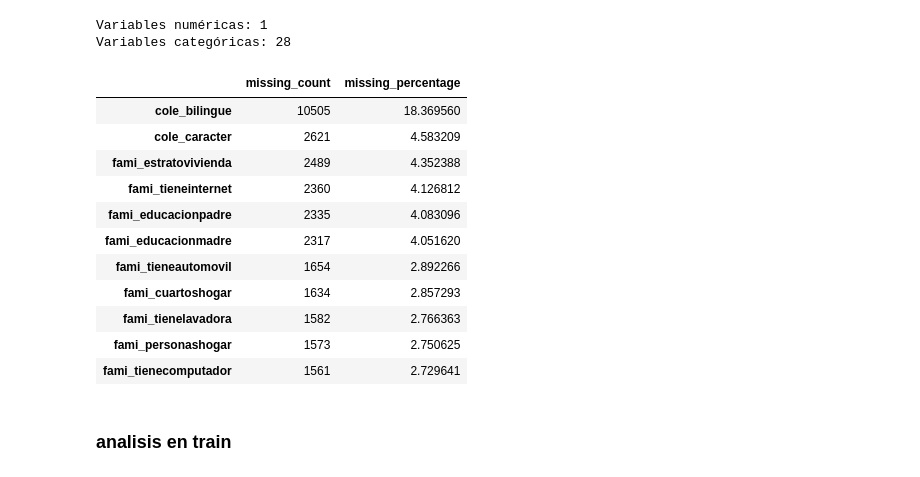
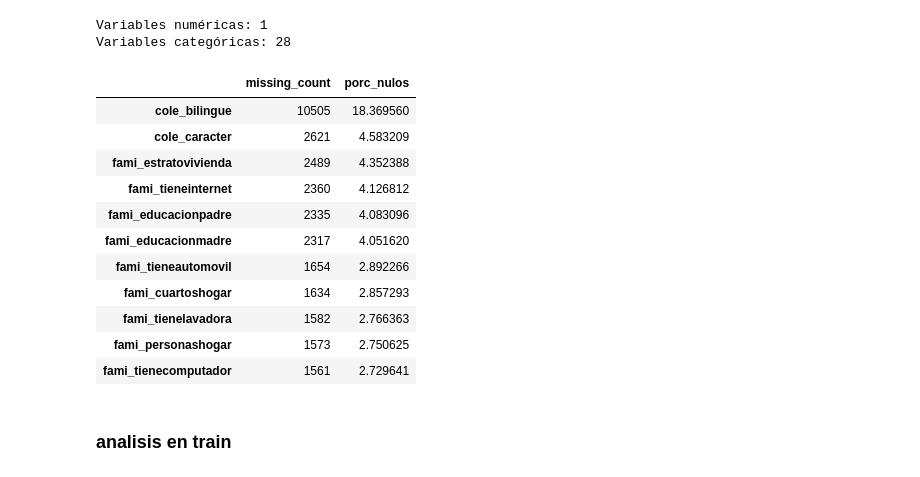
Before and after one commit to kcaicedor/despliegue_icfes, a Jupyter notebook: icfes_ml.ipynb, the cells around one changed output. Cells and saved outputs as stored; diff of their text form; code cells hidden in the pictures.

```diff
--- a/icfes_ml.ipynb
+++ b/icfes_ml.ipynb
@@ -361,19 +361,19 @@ Variables categóricas: 28
 # %%
 missing_analysis = pd.DataFrame({
     "missing_count": X_train.isna().sum(),
-    "missing_percentage": X_train.isna().mean() * 100
+    "porc_nulos": X_train.isna().mean() * 100
 })
 
 missing_analysis = missing_analysis[
     missing_analysis["missing_count"] > 0
 ].sort_values(
-    "missing_percentage",
+    "porc_nulos",
     ascending=False
 )
 
 display(missing_analysis)
 # %% [output]
-|  | missing_count | missing_percentage |
+|  | missing_count | porc_nulos |
 | cole_bilingue | 10505 | 18.369560 |
 | cole_caracter | 2621 | 4.583209 |
 | fami_estratovivienda | 2489 | 4.352388 |
```
Also changed, not shown: parts of 14 cells of this notebook, 1 other file.
